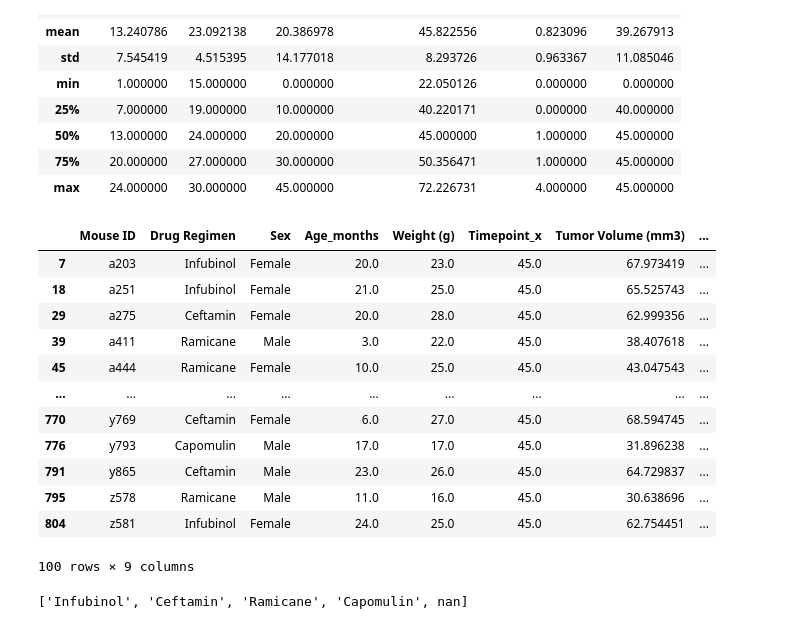
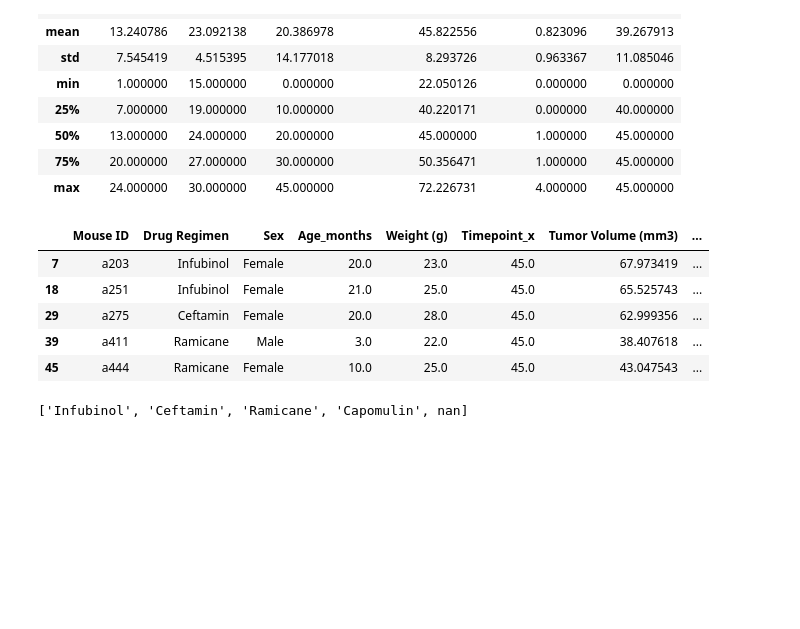
Before and after one commit to pasco27/matplotlib_homework, a Jupyter notebook: pymaceuticals_pascarella1.ipynb, the cells around one changed output. Drawn from its saved outputs; the diff is of its cells as text; code cells hidden in the pictures; blank space fills up the shorter version.

```diff
--- a/pymaceuticals_pascarella1.ipynb
+++ b/pymaceuticals_pascarella1.ipynb
@@ -327,21 +321,14 @@ four_outlier_data.describe()
 | max | 24.000000 | 30.000000 | 45.000000 | 72.226731 | 4.000000 | 45.000000 |
 # %%
 four_outlier_data_clean = four_outlier_data[four_outlier_data["Timepoint_x"]== four_outlier_data['Timepoint_y']]
-four_outlier_data_clean
+four_outlier_data_clean.head()
 # %% [output]
 |  | Mouse ID | Drug Regimen | Sex | Age_months | Weight (g) | Timepoint_x | Tumor Volume (mm3) | ... |
 | 7 | a203 | Infubinol | Female | 20.0 | 23.0 | 45.0 | 67.973419 | ... |
 | 18 | a251 | Infubinol | Female | 21.0 | 25.0 | 45.0 | 65.525743 | ... |
 | 29 | a275 | Ceftamin | Female | 20.0 | 28.0 | 45.0 | 62.999356 | ... |
 | 39 | a411 | Ramicane | Male | 3.0 | 22.0 | 45.0 | 38.407618 | ... |
 | 45 | a444 | Ramicane | Female | 10.0 | 25.0 | 45.0 | 43.047543 | ... |
-| ... | ... | ... | ... | ... | ... | ... | ... | ... |
-| 770 | y769 | Ceftamin | Female | 6.0 | 27.0 | 45.0 | 68.594745 | ... |
-| 776 | y793 | Capomulin | Male | 17.0 | 17.0 | 45.0 | 31.896238 | ... |
-| 791 | y865 | Ceftamin | Male | 23.0 | 26.0 | 45.0 | 64.729837 | ... |
-| 795 | z578 | Ramicane | Male | 11.0 | 16.0 | 45.0 | 30.638696 | ... |
-| 804 | z581 | Infubinol | Female | 24.0 | 25.0 | 45.0 | 62.754451 | ... |
-100 rows × 9 columns
 # %%
 #four_outlier_data_clean.sort_values(by='Tumor Volume (mm3)', ascending=False)
 #four_outlier_data_clean
```
Also changed, not shown: parts of 9 cells of this notebook.
